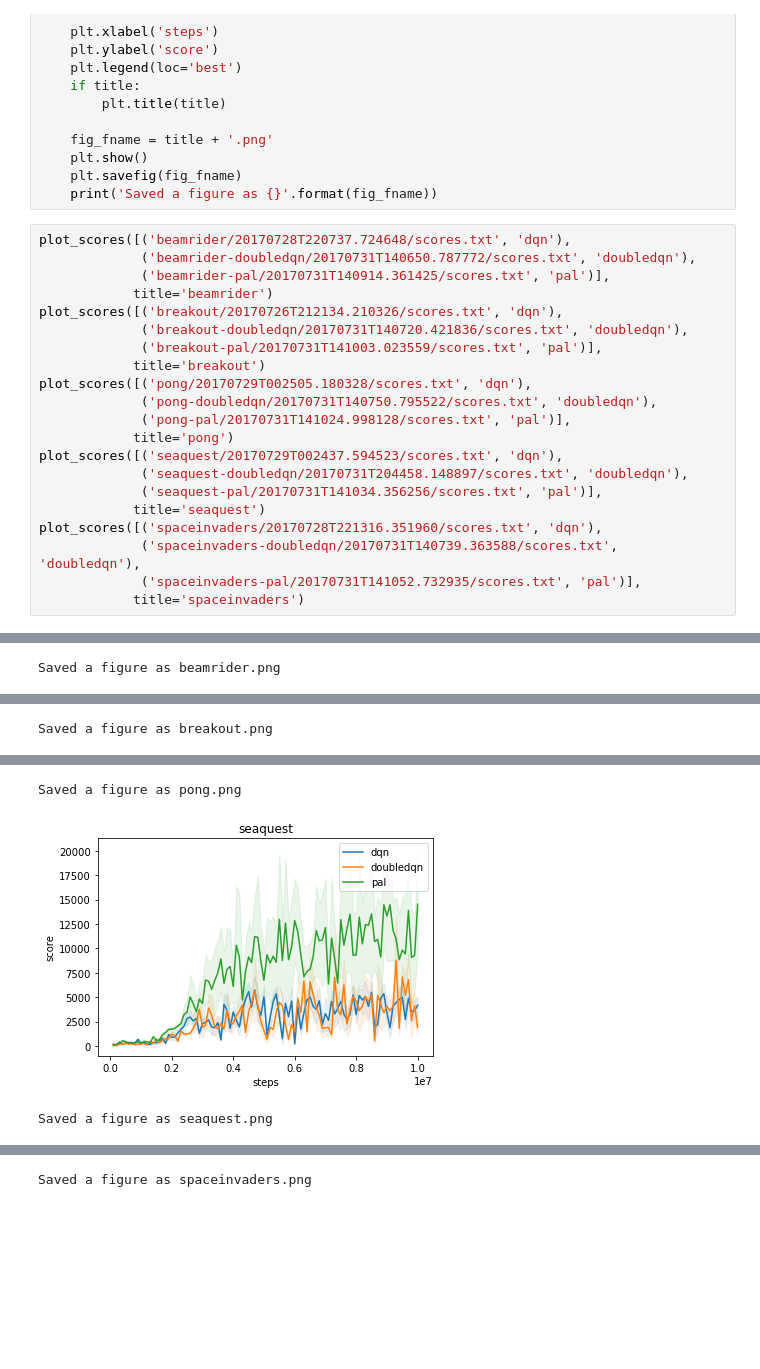
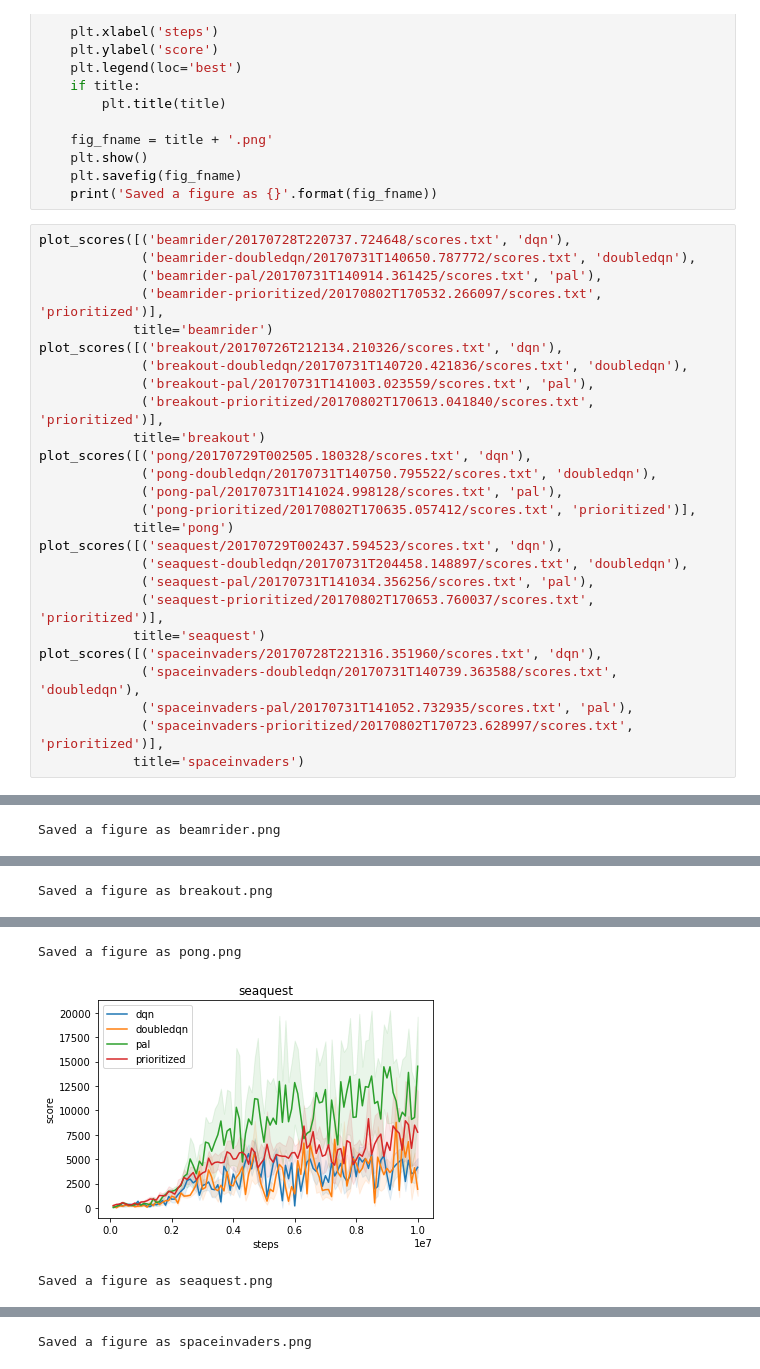
Before and after one commit to muupan/chainerrl, a Jupyter notebook: evaluations/visualize.ipynb, the cells around one changed output, grey strips where cells are left out. Saved outputs shown, nothing was run; the diff lists cells and outputs as text; blank space fills up the shorter version.

Commit message:
Plot prioritized replay scores

```diff
--- a/evaluations/visualize.ipynb
+++ b/evaluations/visualize.ipynb
@@ -52,22 +52,27 @@ def plot_scores(file_label_pairs, title):
 # %%
 plot_scores([('beamrider/20170728T220737.724648/scores.txt', 'dqn'),
              ('beamrider-doubledqn/20170731T140650.787772/scores.txt', 'doubledqn'),
-             ('beamrider-pal/20170731T140914.361425/scores.txt', 'pal')],
+             ('beamrider-pal/20170731T140914.361425/scores.txt', 'pal'),
+             ('beamrider-prioritized/20170802T170532.266097/scores.txt', 'prioritized')],
             title='beamrider')
 plot_scores([('breakout/20170726T212134.210326/scores.txt', 'dqn'),
              ('breakout-doubledqn/20170731T140720.421836/scores.txt', 'doubledqn'),
-             ('breakout-pal/20170731T141003.023559/scores.txt', 'pal')],
+             ('breakout-pal/20170731T141003.023559/scores.txt', 'pal'),
+             ('breakout-prioritized/20170802T170613.041840/scores.txt', 'prioritized')],
             title='breakout')
 plot_scores([('pong/20170729T002505.180328/scores.txt', 'dqn'),
              ('pong-doubledqn/20170731T140750.795522/scores.txt', 'doubledqn'),
-             ('pong-pal/20170731T141024.998128/scores.txt', 'pal')],
+             ('pong-pal/20170731T141024.998128/scores.txt', 'pal'),
+             ('pong-prioritized/20170802T170635.057412/scores.txt', 'prioritized')],
             title='pong')
 plot_scores([('seaquest/20170729T002437.594523/scores.txt', 'dqn'),
              ('seaquest-doubledqn/20170731T204458.148897/scores.txt', 'doubledqn'),
-             ('seaquest-pal/20170731T141034.356256/scores.txt', 'pal')],
+             ('seaquest-pal/20170731T141034.356256/scores.txt', 'pal'),
+             ('seaquest-prioritized/20170802T170653.760037/scores.txt', 'prioritized')],
             title='seaquest')
 plot_scores([('spaceinvaders/20170728T221316.351960/scores.txt', 'dqn'),
              ('spaceinvaders-doubledqn/20170731T140739.363588/scores.txt', 'doubledqn'),
-             ('spaceinvaders-pal/20170731T141052.732935/scores.txt', 'pal')],
+             ('spaceinvaders-pal/20170731T141052.732935/scores.txt', 'pal'),
+             ('spaceinvaders-prioritized/20170802T170723.628997/scores.txt', 'prioritized')],
             title='spaceinvaders')
 # %% [output]
@@ -79,3 +84,3 @@ Saved a figure as breakout.png
 Saved a figure as pong.png
-[figure, old version]
+[figure, new version]
 Saved a figure as seaquest.png
```
Also changed, not shown: parts of 1 cell of this notebook.
